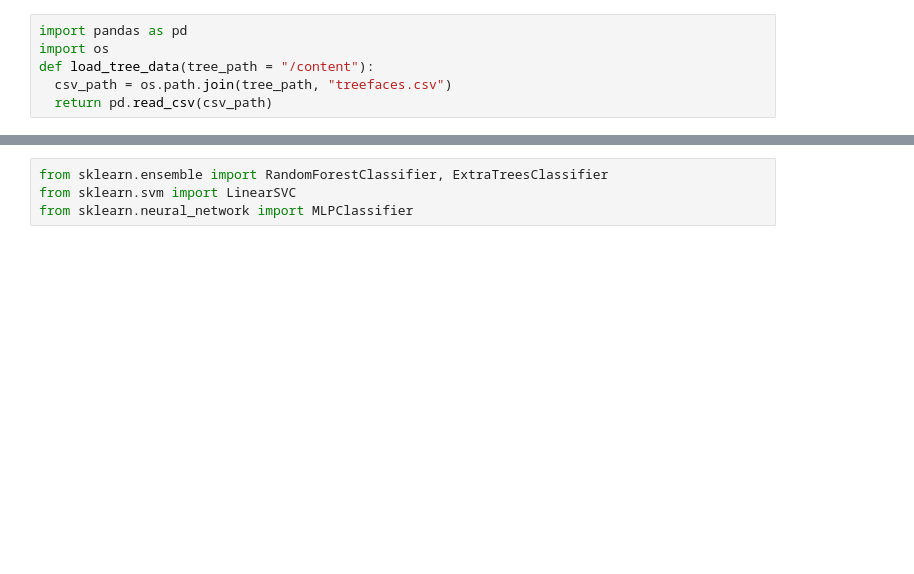
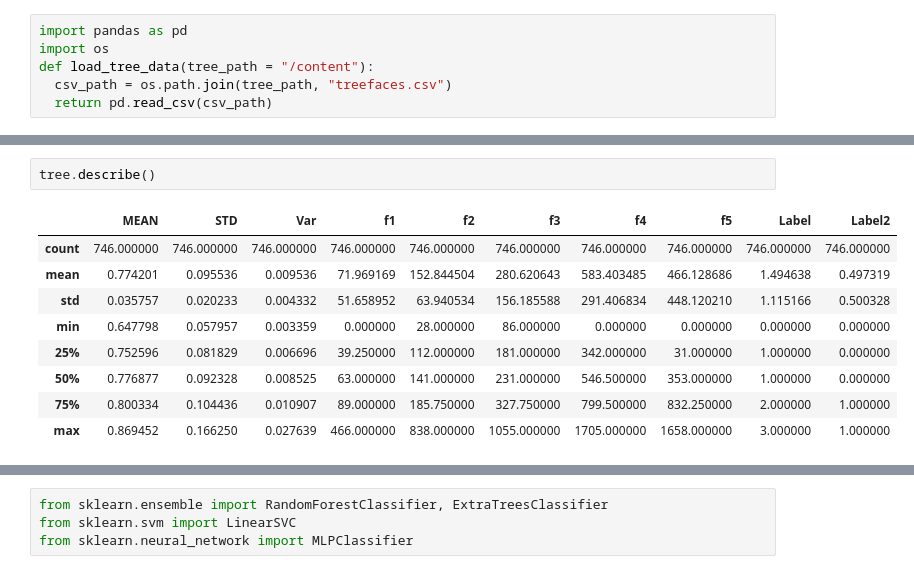
Before and after one commit to niuhaoyu16/Python-1-Read-CSV-files, a Jupyter notebook: ensemble_learning.ipynb, the cells around one changed output, grey strips where cells are left out. Drawn from its saved outputs; the diff is of its cells as text; blank space fills up the shorter version.

```diff
--- a/ensemble_learning.ipynb
+++ b/ensemble_learning.ipynb
@@ -308,0 +308,12 @@ X_train, X_val, y_train, y_val = train_test_split(
+# %%
+tree.describe()
+# %% [output]
+|  | MEAN | STD | Var | f1 | f2 | f3 | f4 | f5 | Label | Label2 |
+| count | 746.000000 | 746.000000 | 746.000000 | 746.000000 | 746.000000 | 746.000000 | 746.000000 | 746.000000 | 746.000000 | 746.000000 |
+| mean | 0.774201 | 0.095536 | 0.009536 | 71.969169 | 152.844504 | 280.620643 | 583.403485 | 466.128686 | 1.494638 | 0.497319 |
+| std | 0.035757 | 0.020233 | 0.004332 | 51.658952 | 63.940534 | 156.185588 | 291.406834 | 448.120210 | 1.115166 | 0.500328 |
+| min | 0.647798 | 0.057957 | 0.003359 | 0.000000 | 28.000000 | 86.000000 | 0.000000 | 0.000000 | 0.000000 | 0.000000 |
+| 25% | 0.752596 | 0.081829 | 0.006696 | 39.250000 | 112.000000 | 181.000000 | 342.000000 | 31.000000 | 1.000000 | 0.000000 |
+| 50% | 0.776877 | 0.092328 | 0.008525 | 63.000000 | 141.000000 | 231.000000 | 546.500000 | 353.000000 | 1.000000 | 0.000000 |
+| 75% | 0.800334 | 0.104436 | 0.010907 | 89.000000 | 185.750000 | 327.750000 | 799.500000 | 832.250000 | 2.000000 | 1.000000 |
+| max | 0.869452 | 0.166250 | 0.027639 | 466.000000 | 838.000000 | 1055.000000 | 1705.000000 | 1658.000000 | 3.000000 | 1.000000 |
```
Also changed, not shown: parts of 27 cells of this notebook.
